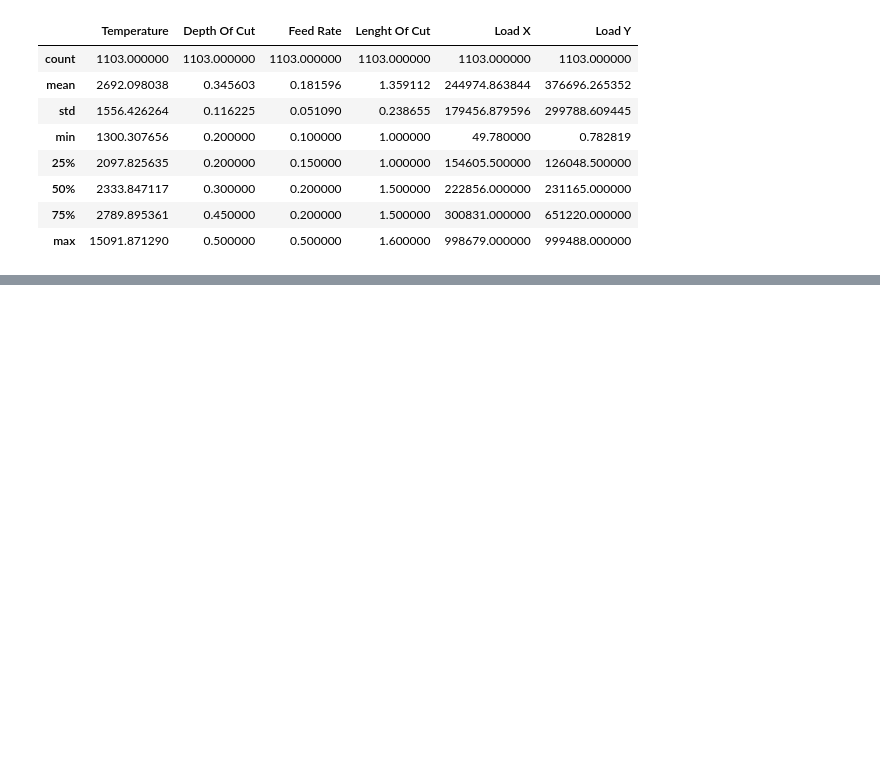
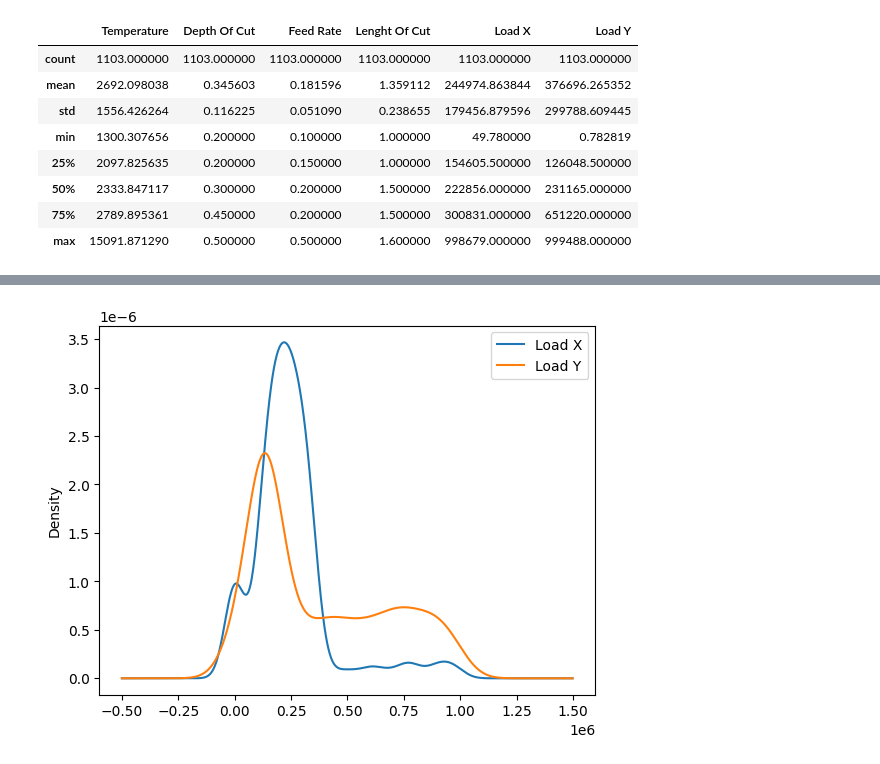
Before and after one commit to viceCalibras/oki, a Jupyter notebook: create_dataset.ipynb, the cells around one changed output, grey strips where cells are left out. Cells and saved outputs as stored; diff of their text form; code cells hidden in the pictures; blank space fills up the shorter version.

```diff
--- a/create_dataset.ipynb
+++ b/create_dataset.ipynb
@@ -580,0 +588,5 @@ dataset_df.describe()
+# %%
+dataset_df_raw.plot(x="Depth Of Cut", y=["Load X", "Load Y"], kind='kde')
+plt.show()
+# %% [output]
+[figure, added]
```
Also changed, not shown: parts of 19 cells of this notebook, 3 other files.
